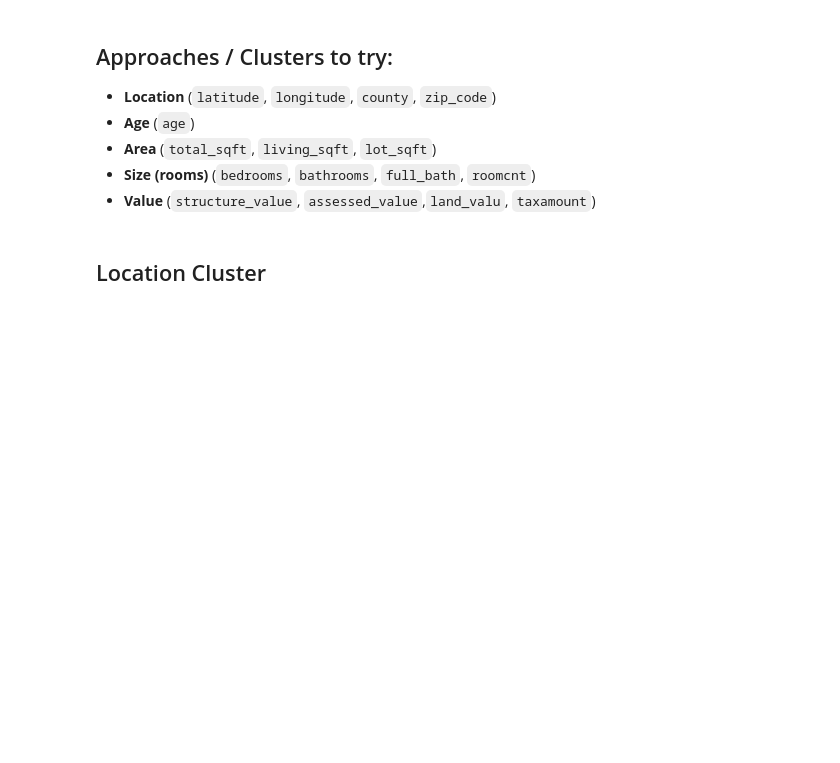
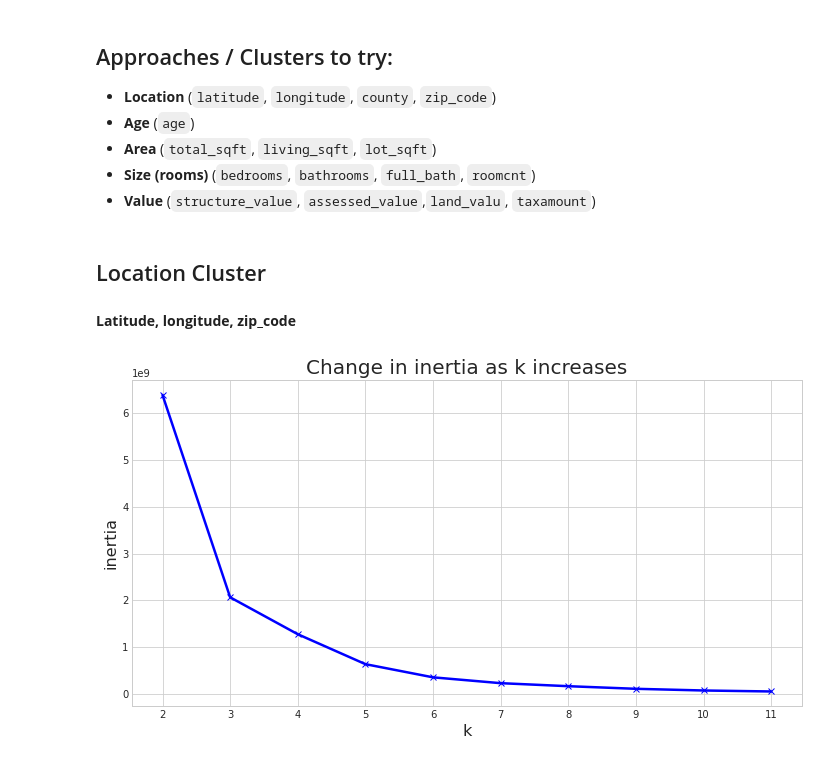
Before and after one commit to m3redithw/Zestimates-Clustering-Project, a Jupyter notebook: modeling.ipynb, the cells around one changed output. Drawn from its saved outputs; the diff is of its cells as text; code cells hidden in the pictures; blank space fills up the shorter version.

Commit message:
completed first location cluster

```diff
--- a/modeling.ipynb
+++ b/modeling.ipynb
@@ -32,13 +32,13 @@ scaled_df[['bathrooms', 'bedrooms', 'total_sqft', 'living_sqft', 'full_bath',
        'structure_value', 'assessed_value', 'land_value', 'taxamount', 'age']])
 
 # Split the scaled data into train, validate, test
-s_train, s_validate, s_test = prepare.split(scaled_df)
+train, validate, test = prepare.split(scaled_df)
 
 # # Split each dataset into X, y
 # cols = ['bathrooms', 'bedrooms', 'total_sqft', 'living_sqft', 'full_bath',
-#        'latitude', 'longitude', 'lot_sqft', 'roomcnt',
-#        'structure_value', 'assessed_value', 'land_value', 'taxamount', 'age', 'county_Los Angeles',
-#        'county_Orange', 'county_Ventura']
+#         'latitude', 'longitude', 'lot_sqft', 'roomcnt', 'zip_code',
+#         'structure_value', 'assessed_value', 'land_value', 'taxamount', 'age', 'county_Los Angeles',
+#         'county_Orange', 'county_Ventura']
 # X_train = s_train[cols]
 # y_train = s_train.logerror
 # X_validate = s_validate[cols]
@@ -56,3 +65,18 @@ s_train, s_validate, s_test = prepare.split(scaled_df)
 - **Value** (`structure_value`, `assessed_value`,`land_valu`, `taxamount`)
 # %% [markdown]
 ## Location Cluster
+# %% [markdown]
+**Latitude, longitude, zip_code**
+# %%
+# Select features for cluster
+cluster_vars = train[['latitude', 'longitude', 'zip_code']]
+# Using the elbow method to visually select a good value for k.
+with plt.style.context('seaborn-whitegrid'):
+    plt.figure(figsize=(12, 6))
+    pd.Series({k: KMeans(k).fit(cluster_vars).inertia_ for k in range(2, 12)}).plot(marker='x', color = 'blue', linewidth = 2.5)
+    plt.xticks(range(2, 12))
+    plt.xlabel('k', fontsize = 16)
+    plt.ylabel('inertia', fontsize = 16)
+    plt.title('Change in inertia as k increases', fontsize = 20)
+# %% [output]
+[figure, added]
```
Also changed, not shown: parts of 8 cells of this notebook.
